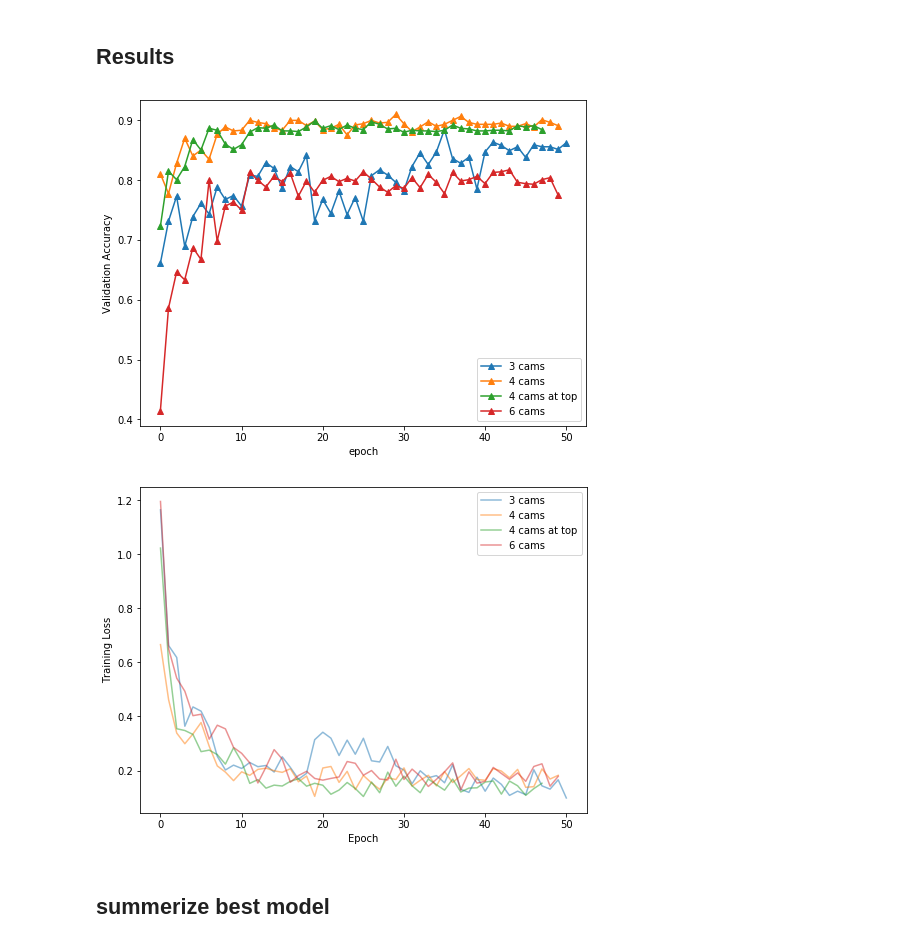
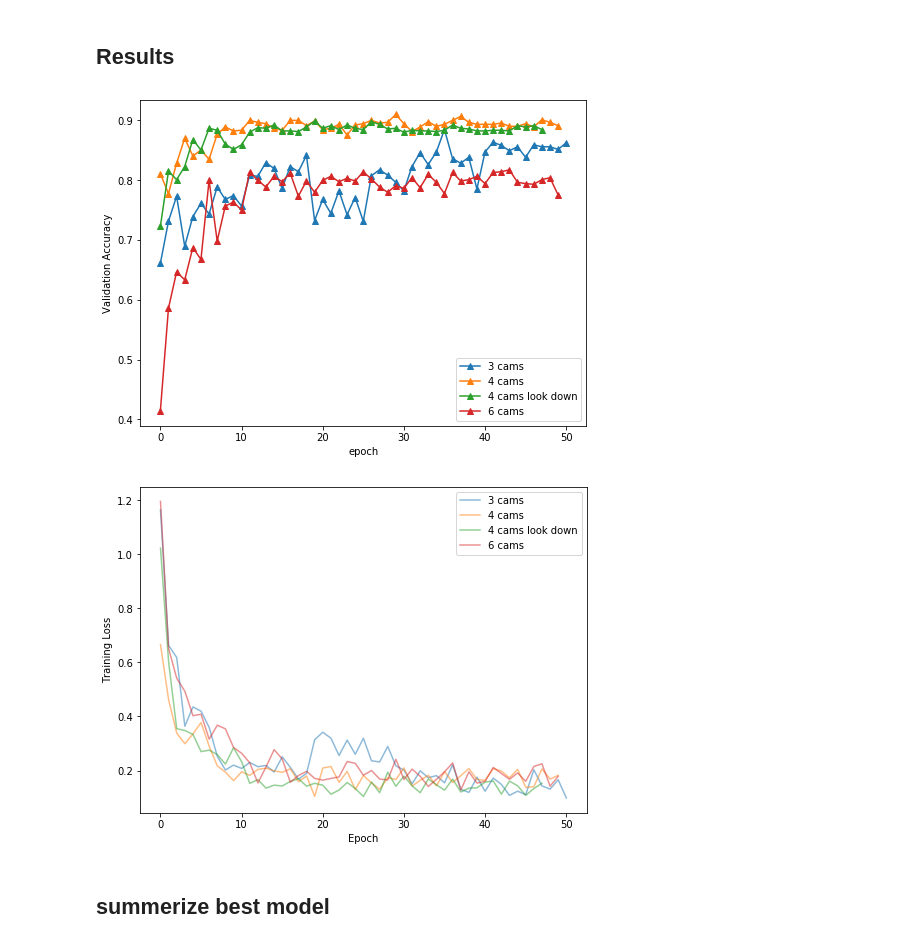
Before and after one commit to Tinameow/175PointCloud, a Jupyter notebook: 2D_approach/2D_approach.ipynb, the cells around one changed output. Cells and saved outputs as stored; diff of their text form; code cells hidden in the pictures.

```diff
--- a/2D_approach/2D_approach.ipynb
+++ b/2D_approach/2D_approach.ipynb
@@ -554,17 +554,17 @@ cam6result = read_acc("6cams_result.txt")
 # %%
 plt.figure(figsize=(8,6))
 
 plt.plot(cam3result, marker = '^', label = "3 cams")
 plt.plot(cam4result, marker = '^', label = "4 cams")
-plt.plot(cam4upresult, marker = '^', label = "4 cams at top")
+plt.plot(cam4upresult, marker = '^', label = "4 cams look down")
 plt.plot(cam6result, marker = '^', label = "6 cams")
 
 plt.ylabel("Validation Accuracy")
 plt.xlabel("epoch")
 plt.legend()
 plt.show()
 # %% [output]
-[figure, old version]
+[figure, new version]
 # %%
 def read_loss(filename):
     result = []
@@ -586,7 +586,7 @@ plt.figure(figsize=(8,6))
 
 plt.plot(cam3loss, label = "3 cams", alpha = 0.5)
 plt.plot(cam4loss, label = "4 cams", alpha = 0.5)
-plt.plot(cam4uploss, label = "4 cams at top", alpha = 0.5)
+plt.plot(cam4uploss, label = "4 cams look down", alpha = 0.5)
 plt.plot(cam6loss, label = "6 cams", alpha = 0.5)
 
 plt.ylabel("Training Loss")
@@ -594,7 +594,7 @@ plt.xlabel("Epoch")
 plt.legend()
 plt.show()
 # %% [output]
-[figure, old version]
+[figure, new version]
 # %% [markdown]
 ## summerize best model
 # %%
```
Also changed, not shown: parts of 13 cells of this notebook, 19 other files.
